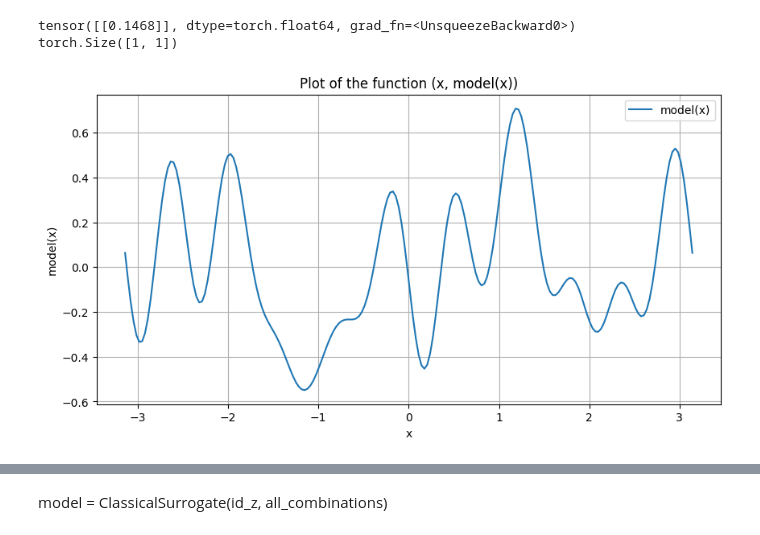
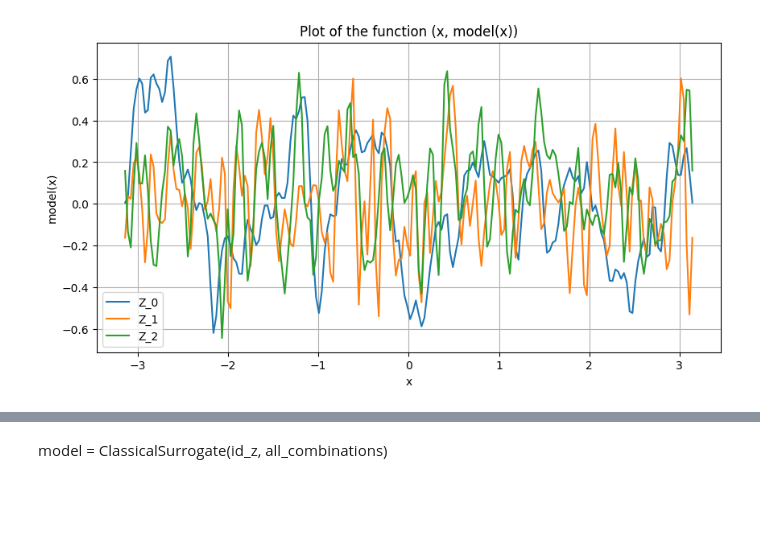
Before and after one commit to MazenAli/QuLearn, a Jupyter notebook: scratch/scratch2.ipynb, the cells around one changed output, grey strips where cells are left out. Saved outputs shown, nothing was run; the diff lists cells and outputs as text; code cells hidden in the pictures; blank space fills up the shorter version.

Commit message:
feat (multiple obs): Add and test multiple observables

```diff
--- a/scratch/scratch2.ipynb
+++ b/scratch/scratch2.ipynb
@@ -86,21 +86,25 @@ import logging
 from torch.utils.data import DataLoader, TensorDataset
 
 num_features = 1
-num_feature_repeat = 3
+num_feature_repeat = 4
 wires = num_features*num_feature_repeat
 embed = ParallelIQPEncoding(wires, num_features=num_features, base=3.0, omega=1.0, n_repeat=1)
 hads = HadamardLayer(wires=wires)
 var = AltRotCXLayer(wires=wires, n_layers=2)
-obs = qml.PauliZ(0)
+obs = [qml.PauliZ(j) for j in range(wires)]
 
 qdevice = qml.device("default.qubit", wires=wires, shots=None)
 interface = "torch"
 diff_method = "backprop"
 
-model = MeasurementLayer(embed, var, observable=obs, measurement_type=MeasurementType.Expectation)
+model = MeasurementLayer(embed, var, embed, var, observables=obs, measurement_type=MeasurementType.Expectation)
 drawer = qml.draw(model.qnode, show_all_wires=True, expansion_strategy="device")
-x1 = 2*torch.rand(num_features) - 1
-print(drawer(x1))
+x = 2*torch.rand(10, num_features) - 1
+print(drawer(x))
 print(sum(p.numel() for p in model.parameters() if p.requires_grad))
-print(qml.specs(model.qnode)(x1))
+print(qml.specs(model.qnode)(x))
+
+print("x =", x.shape)
+y = model(x)
+print("y =", y.shape)
 # %% [output]
@@ -250,43 +263,45 @@ x = torch.randn((1, num_features), dtype=torch.float64)
 output = model(x)
 print(output)
 print(output.shape)
-# %% [output]
-tensor([[0.1468]], dtype=torch.float64, grad_fn=<UnsqueezeBackward0>)
-torch.Size([1, 1])
 # %%
 import torch
 import matplotlib.pyplot as plt
 
 # Assuming `model` is already defined and has a method `forward` that can be called with a torch tensor.
 # Replace 'model' with your actual model variable.
 
 # Define the range for x
 a = torch.pi
 x_values = torch.linspace(-a, a, steps=200, dtype=torch.float64)  # Replace -10 and 10 with your range of x values.
 
 # Calculate model predictions
 with torch.no_grad():  # We do not need to track gradients for this operation
-    y_values = model(x_values.unsqueeze(1))
+    y_values1 = model(x_values.unsqueeze(1))[:, 0]
+    y_values2 = model(x_values.unsqueeze(1))[:, 1]
+    y_values3 = model(x_values.unsqueeze(1))[:, 2]
     #y_values_arcsin = torch.arctan(y_values)
     #y_values_arcsin = torch.zeros(len(y_values))
 
 # Convert to numpy for plotting
 x_values_np = x_values.numpy()
-y_values_np = y_values.squeeze().numpy()
+y_values_np1 = y_values1.squeeze().numpy()
+y_values_np2 = y_values2.squeeze().numpy()
+y_values_np3 = y_values3.squeeze().numpy()
 #y_values_np_arcsin = y_values_arcsin.squeeze().numpy()
 
 # Plotting
 plt.figure(figsize=(10, 5))
-plt.plot(x_values_np, y_values_np, label='model(x)')
-#plt.plot(x_values_np, y_values_np_arcsin, label='arcsin')
+plt.plot(x_values_np, y_values_np1, label='Z_0')
+plt.plot(x_values_np, y_values_np2, label='Z_1')
+plt.plot(x_values_np, y_values_np3, label='Z_2')
 plt.xlabel('x')
 plt.ylabel('model(x)')
 plt.title('Plot of the function (x, model(x))')
 plt.legend()
 plt.grid(True)
 plt.show()
 # %% [output]
-[figure, old version]
+[figure, new version]
 # %%
 import torch
 import torch.nn as nn
```
Also changed, not shown: parts of 7 cells of this notebook, 2 other files.
